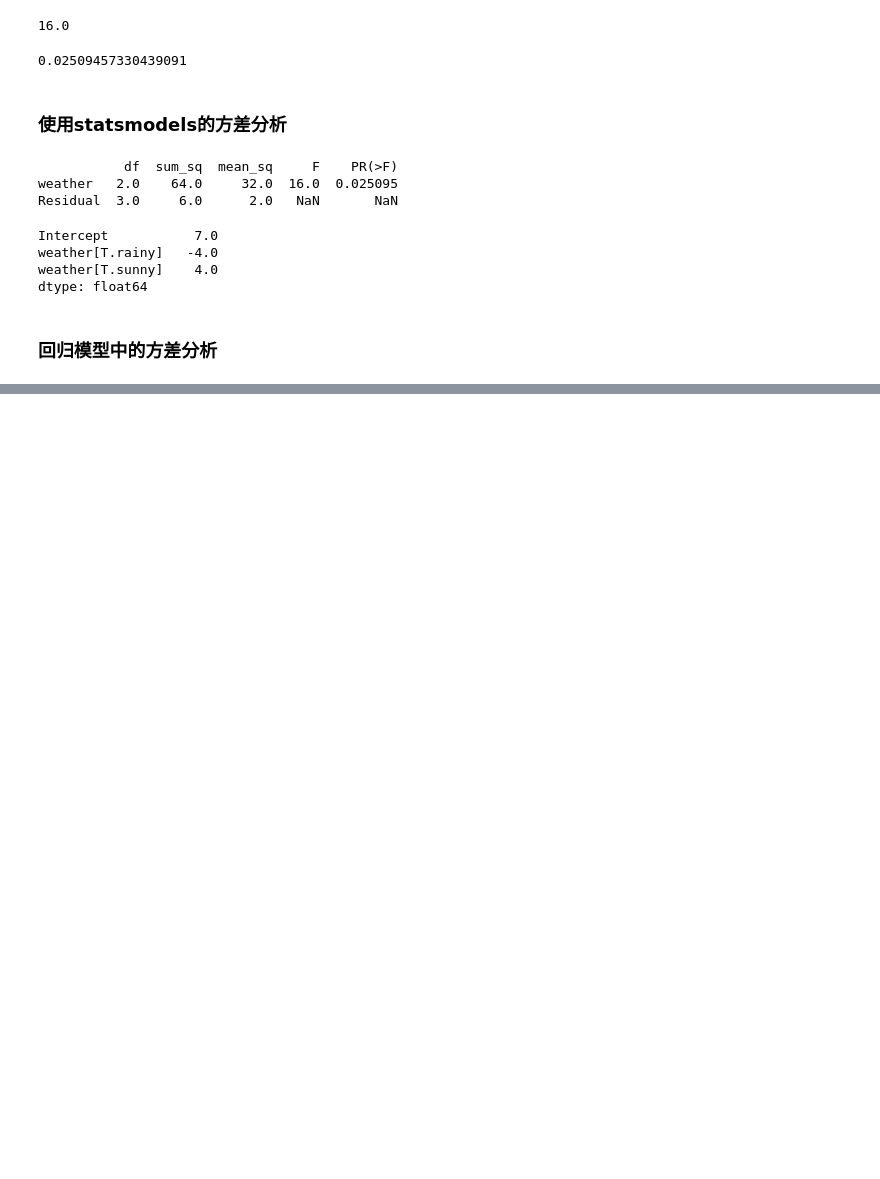
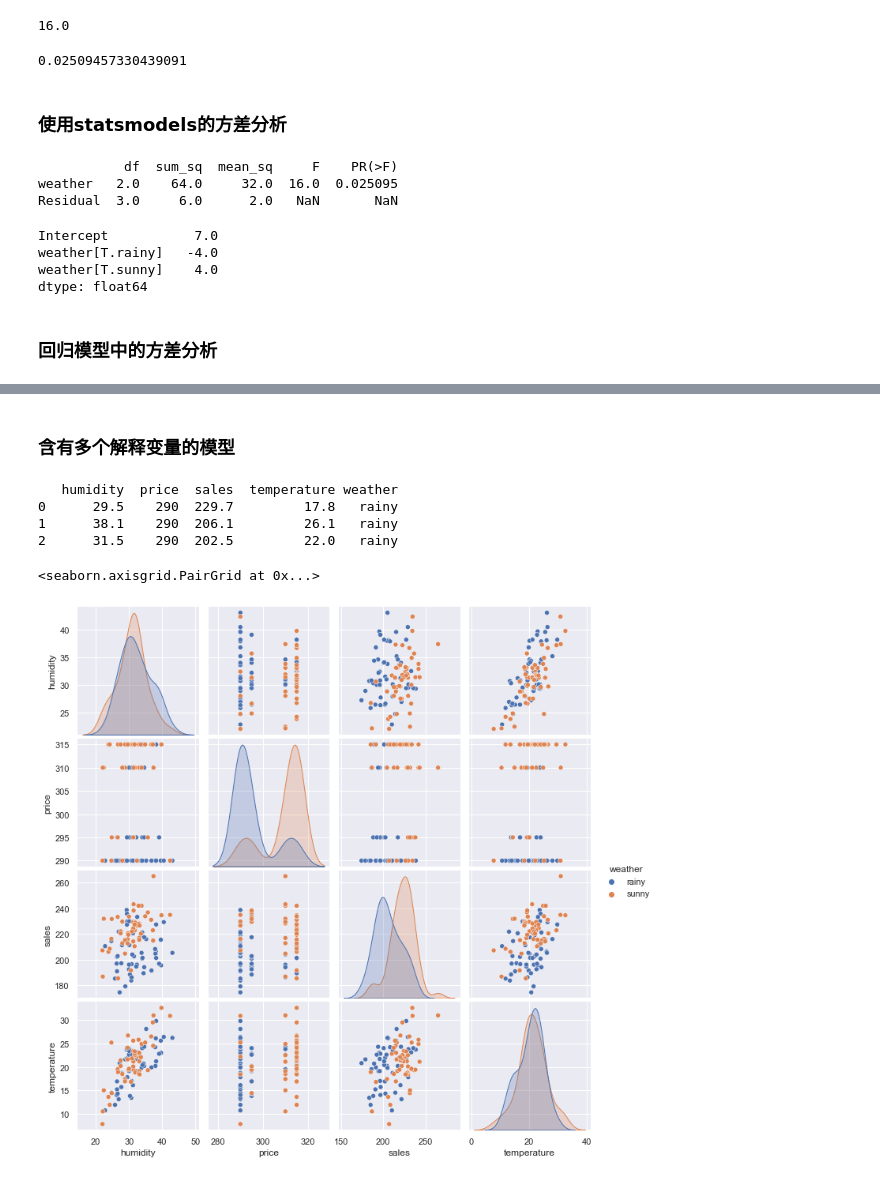
Before and after one commit to yuanzhen-lucas/mybioinfo, a Jupyter notebook: python/chapter5_python进行数据分析.ipynb, the cells around one changed output, grey strips where cells are left out. Cells and saved outputs as stored; diff of their text form; code cells hidden in the pictures; blank space fills up the shorter version.

```diff
--- a/python/chapter5_python进行数据分析.ipynb
+++ b/python/chapter5_python进行数据分析.ipynb
@@ -367,0 +361,31 @@ Notes:
+# %% [markdown]
+### 含有多个解释变量的模型
+# %%
+# 用于数值计算的库
+import numpy as np
+import pandas as pd
+import scipy as sp
+from scipy import stats
+# 用于绘图的库
+from matplotlib import pyplot as plt
+import seaborn as sns
+# 用于统计模型的库（部分版本会报出警告信息）
+import statsmodels.formula.api as smf
+import statsmodels.api as sm
+# 设置浮点数精度
+%precision 3
+# 在Jupter Notebook中显示图形
+%matplotlib inline
+
+sales = pd.read_csv("data/5-3-1-lm-model.csv")
+print(sales.head(3))
+
+# 湿度、价格、销售额、气温在不同天气下的散点图
+sns.pairplot(data = sales, hue = "weather")
+# %% [output]
+   humidity  price  sales  temperature weather
+0      29.5    290  229.7         17.8   rainy
+1      38.1    290  206.1         26.1   rainy
+2      31.5    290  202.5         22.0   rainy
+<seaborn.axisgrid.PairGrid at 0x...>
+[figure, added]
```
Also changed, not shown: parts of 16 cells of this notebook, 1 other file.
